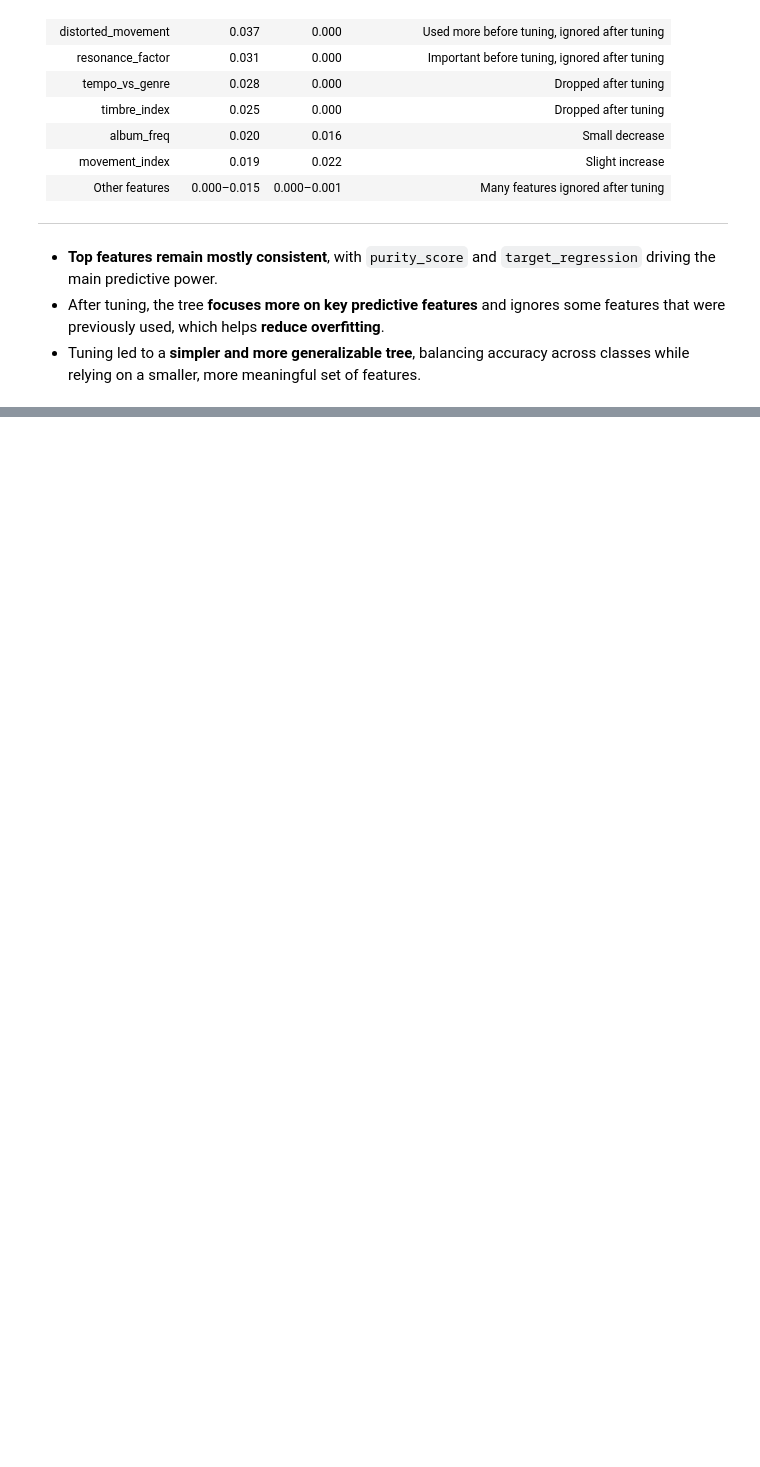
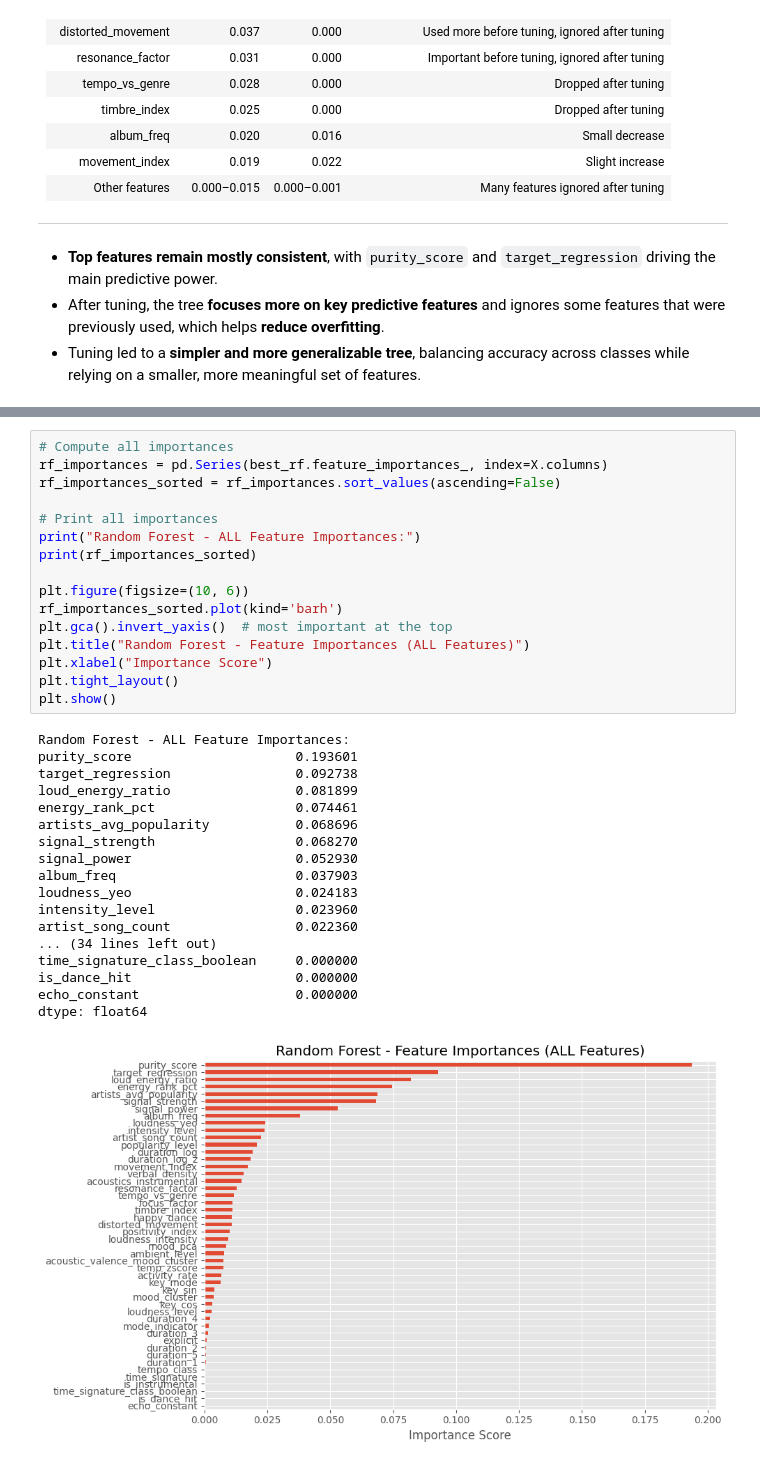
Before and after one commit to EnMiaoYe/APRAU_DEN_C_1211905_1211613_1030058, a Jupyter notebook: src/trees/decision_tree.ipynb, the cells around one changed output, grey strips where cells are left out. Drawn from its saved outputs; the diff is of its cells as text; blank space fills up the shorter version.

```diff
--- a/src/trees/decision_tree.ipynb
+++ b/src/trees/decision_tree.ipynb
@@ -284,0 +461,35 @@ plt.show()
+# %%
+# Compute all importances
+rf_importances = pd.Series(best_rf.feature_importances_, index=X.columns)
+rf_importances_sorted = rf_importances.sort_values(ascending=False)
+
+# Print all importances
+print("Random Forest - ALL Feature Importances:")
+print(rf_importances_sorted)
+
+plt.figure(figsize=(10, 6))
+rf_importances_sorted.plot(kind='barh')
+plt.gca().invert_yaxis()  # most important at the top
+plt.title("Random Forest - Feature Importances (ALL Features)")
+plt.xlabel("Importance Score")
+plt.tight_layout()
+plt.show()
+# %% [output]
+Random Forest - ALL Feature Importances:
+purity_score                     0.193601
+target_regression                0.092738
+loud_energy_ratio                0.081899
+energy_rank_pct                  0.074461
+artists_avg_popularity           0.068696
+signal_strength                  0.068270
+signal_power                     0.052930
+album_freq                       0.037903
+loudness_yeo                     0.024183
+intensity_level                  0.023960
+artist_song_count                0.022360
+... (34 lines left out)
+time_signature_class_boolean     0.000000
+is_dance_hit                     0.000000
+echo_constant                    0.000000
+dtype: float64
+[figure, added]
```
Also changed, not shown: parts of 17 cells of this notebook, 2 other files.
